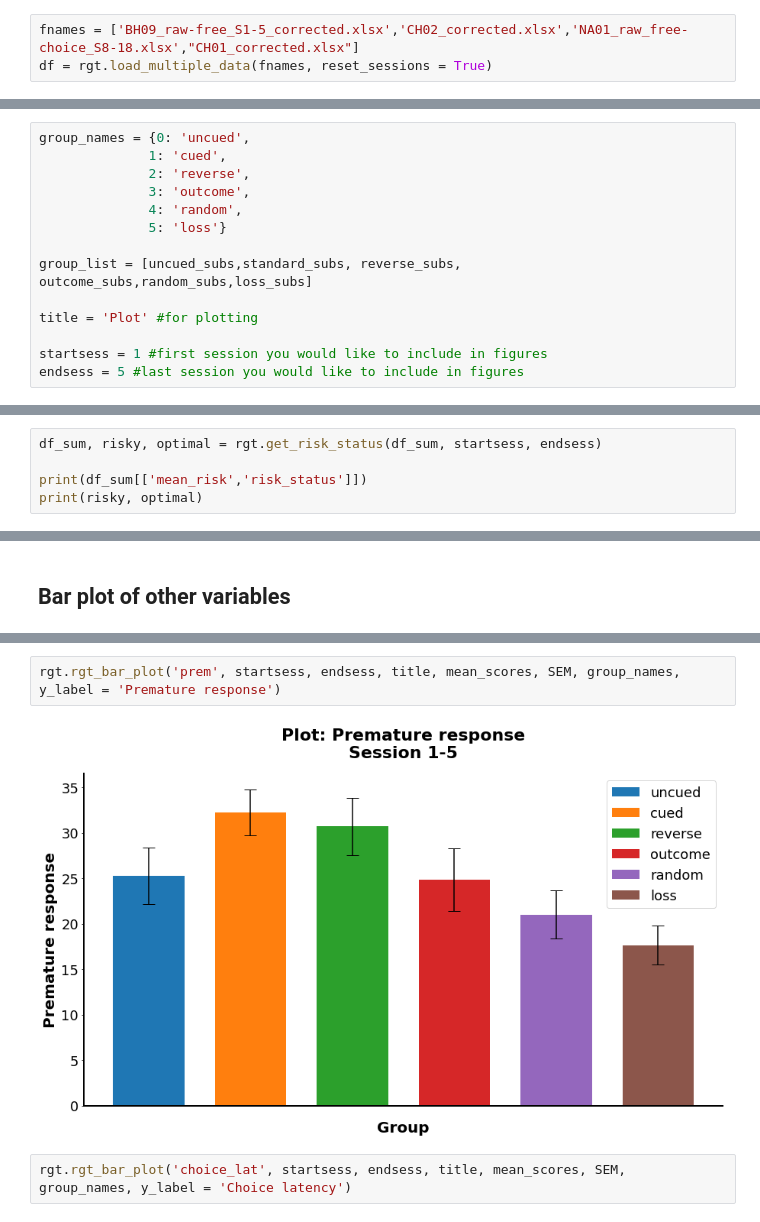
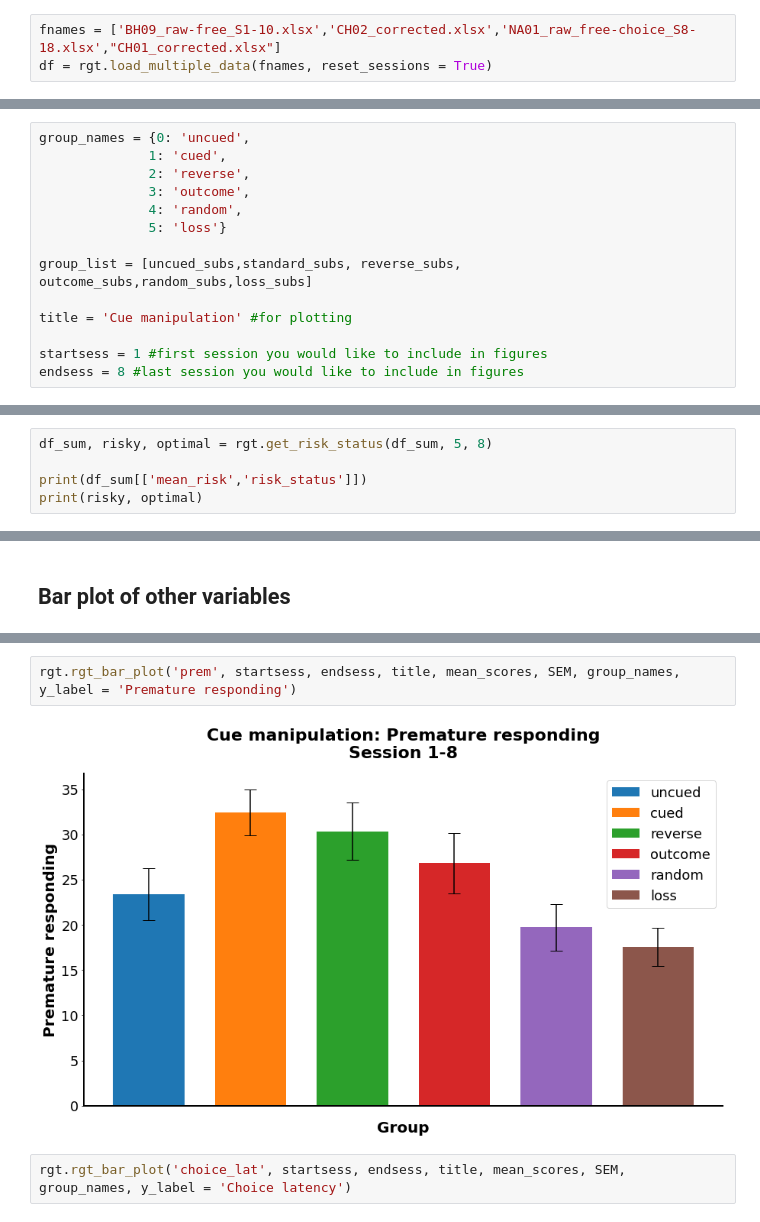
Before and after one commit to deckyblue/sparklyRGT, a Jupyter notebook: sparklyRGT_tutorial/used_templates/sparklyRGT_template_2-rgt-variants.ipynb, the cells around one changed output, grey strips where cells are left out. Drawn from its saved outputs; the diff is of its cells as text.

Commit message:
examined cue variant dataset with sparklyRGT
slight change to sparklyRGT - size of font for choice bar plot axis labels

```diff
--- a/sparklyRGT_tutorial/used_templates/sparklyRGT_template_2-rgt-variants.ipynb
+++ b/sparklyRGT_tutorial/used_templates/sparklyRGT_template_2-rgt-variants.ipynb
@@ -60,7 +63,7 @@ os.chdir("C:\\Users\\dexte\\sparklyRGT\\data")
 # %%
 # df = pd.concat([df1,df2], ignore_index = True)
 # %%
-fnames = ['BH09_raw-free_S1-5_corrected.xlsx','CH02_corrected.xlsx','NA01_raw_free-choice_S8-18.xlsx',"CH01_corrected.xlsx"]
+fnames = ['BH09_raw-free_S1-10.xlsx','CH02_corrected.xlsx','NA01_raw_free-choice_S8-18.xlsx',"CH01_corrected.xlsx"]
 df = rgt.load_multiple_data(fnames, reset_sessions = True)
 # %%
 #creates lists of subjects run on each task (classic A, classic B, etc.)
@@ -107,10 +110,10 @@ group_names = {0: 'uncued',
 
 group_list = [uncued_subs,standard_subs, reverse_subs, outcome_subs,random_subs,loss_subs]
 
-title = 'Plot' #for plotting
+title = 'Cue manipulation' #for plotting
 
 startsess = 1 #first session you would like to include in figures
-endsess = 5 #last session you would like to include in figures
+endsess = 8 #last session you would like to include in figures
 # %% [markdown]
 ## Data cleaning
 
@@ -172,7 +160,7 @@ df_sum.loc[:,'risk1':'risk5']
 # %% [markdown]
 ### Get the risk status of the rats
 # %%
-df_sum, risky, optimal = rgt.get_risk_status(df_sum, startsess, endsess)
+df_sum, risky, optimal = rgt.get_risk_status(df_sum, 5, 8)
 
 print(df_sum[['mean_risk','risk_status']])
 print(risky, optimal)
@@ -247,7 +233,7 @@ rgt.rgt_bar_plot('risk', startsess, endsess, title, mean_scores, SEM, group_name
 # %%
-rgt.rgt_bar_plot('prem', startsess, endsess, title, mean_scores, SEM, group_names, y_label = 'Premature response')
+rgt.rgt_bar_plot('prem', startsess, endsess, title, mean_scores, SEM, group_names, y_label = 'Premature responding')
 # %% [output]
-[figure, old version]
+[figure, new version]
 # %%
 rgt.rgt_bar_plot('choice_lat', startsess, endsess, title, mean_scores, SEM, group_names, y_label = 'Choice latency')
 # %% [output]
```
Also changed, not shown: parts of 7 cells of this notebook, 6 other files.
